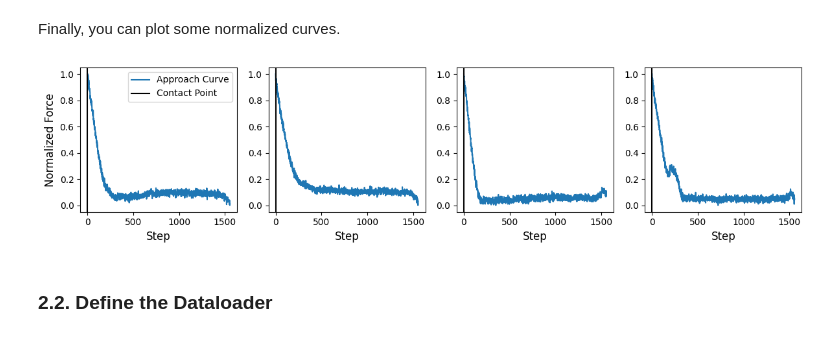
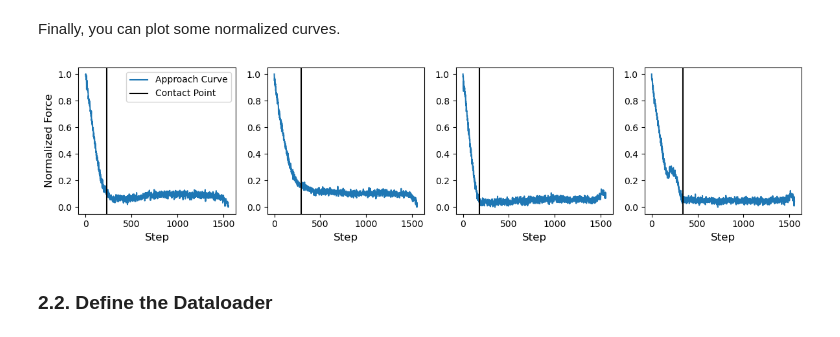
Before and after one commit to Prakhar-Dutta/ASAP, a Jupyter notebook: tutorial/QC/QC.ipynb, the cells around one changed output. Cells and saved outputs as stored; diff of their text form; code cells hidden in the pictures.

```diff
--- a/tutorial/QC/QC.ipynb
+++ b/tutorial/QC/QC.ipynb
@@ -153,9 +154,9 @@ for approach_curve, contactpoint in zip(approach_curves, contactpoints):
     resampled_approach_curves.append(resampled_approach_curve)
 
     # Determine the contact point for the resampled approach curve
-    resampled_contactpoint = (                                                 # TODO: Check whether the calculation of the contact point is correct
-        np.abs(resampled_approach_curve - contactpoint).argmin()
-        / min_approach_curve_length
+    resampled_approach_position = approach_curve[steps][:, 0]
+    resampled_contactpoint = (
+        np.abs(resampled_approach_position - contactpoint).argmin()
     )
     resampled_contactpoints.append(resampled_contactpoint)
 # %% [markdown]
@@ -163,33 +164,44 @@ for approach_curve, contactpoint in zip(approach_curves, contactpoints):
 # %%
 # Normalize each approach curve according to its max and min values
 norm_approach_curves = []
+
 for resampled_approach_curve in resampled_approach_curves:
     norm_approach_curves.append(
         (resampled_approach_curve - resampled_approach_curve.min())
         / (resampled_approach_curve.max() - resampled_approach_curve.min())
     )
+
+# Normalize each contact point according to min approach length
+norm_contact_points = []
+
+for resampled_contactpoint in resampled_contactpoints:
+    norm_contact_points.append(
+        resampled_contactpoint / min_approach_curve_length
+    )
 # %% [markdown]
 Finally, you can plot some normalized curves.
 # %%
 fig, axs = plt.subplots(1, 4, figsize=((12, 3)))
 
 for curve_idx, ax in enumerate(axs.ravel()):
-    norm_approach_curve = norm_approach_curves[curve_idx]
-    resampled_contactpoint = resampled_contactpoints[curve_idx]
+    norm_approach_curve = norm_approach_curves[curve_idx][::-1]
+    resampled_contactpoint = (
+        min_approach_curve_length - resampled_contactpoints[curve_idx]
+    )
 
-    ax.plot(norm_approach_curve[::-1], label="Approach Curve")
+    ax.plot(norm_approach_curve, label="Approach Curve")
 
-    ax.axvline(resampled_contactpoint, c="k", label="Contact Point")            # TODO: Ensure the plotting of the contact point is correct
+    ax.axvline(resampled_contactpoint, c="k", label="Contact Point")
 
     ax.set_xlabel("Step", fontsize=12)
     if curve_idx == 0:
         ax.set_ylabel("Normalized Force", fontsize=12)
         ax.legend()
 
 fig.tight_layout()
 plt.show()
 # %% [output]
-[figure, old version]
+[figure, new version]
 # %% [markdown]
 ### 2.2. Define the Dataloader
 # %% [markdown]
```
Also changed, not shown: parts of 21 cells of this notebook, 2 other files.
